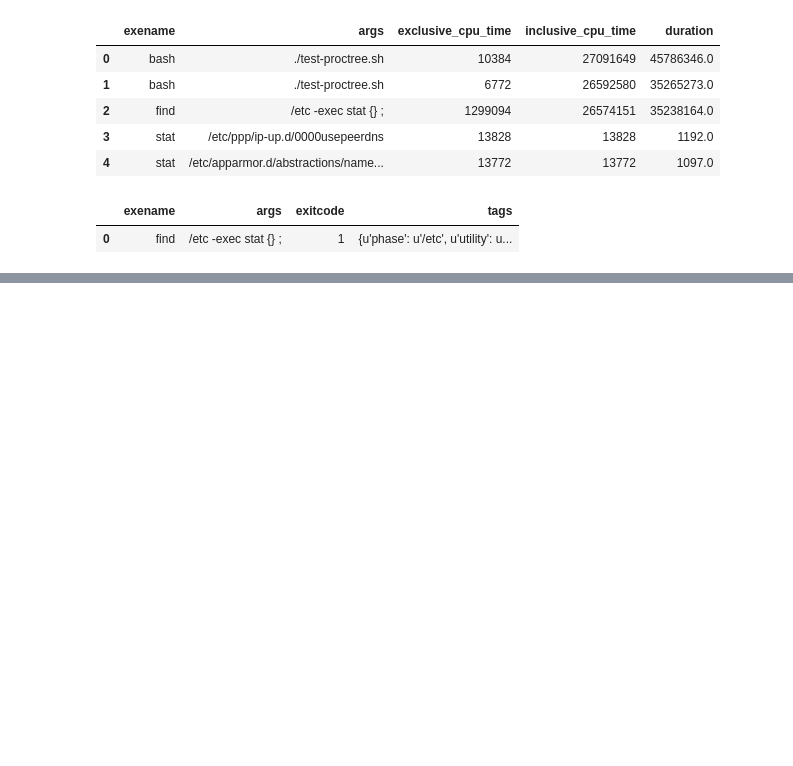
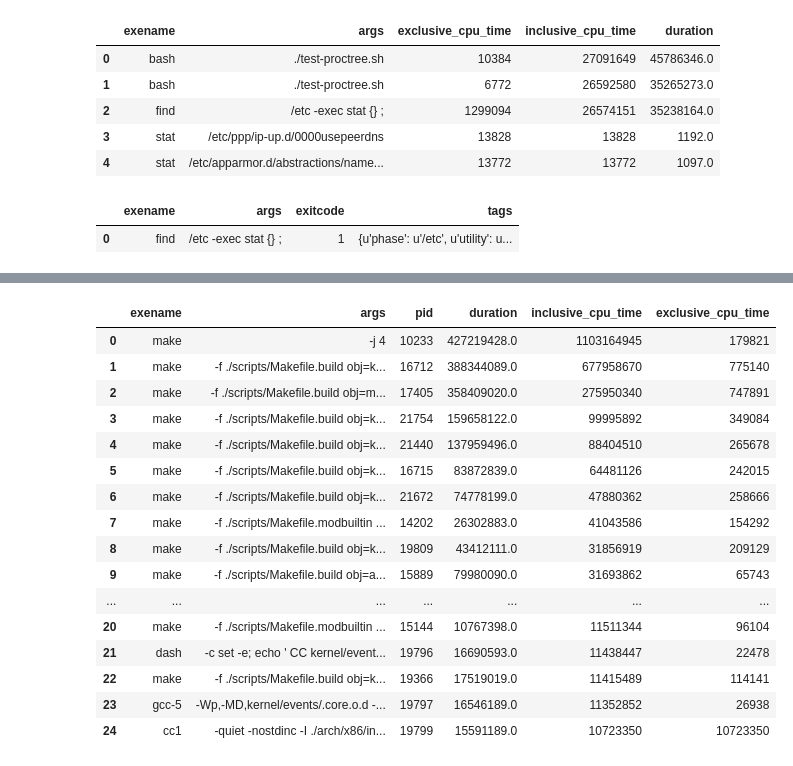
Before and after one commit to ilaflott/epmt, a Jupyter notebook: Query-API.ipynb, the cells around one changed output, grey strips where cells are left out. Drawn from its saved outputs; the diff is of its cells as text; code cells hidden in the pictures; blank space fills up the shorter version.

Commit message:
more examples. This time from the Linux kernel compile

```diff
--- a/Query-API.ipynb
+++ b/Query-API.ipynb
@@ -405,0 +449,6 @@ failed_procs[['exename', 'args', 'exitcode', 'tags']]
+# %%
+# let's get the different operation tags in the job
+# let's use the job object to speed this up, so we will re-run the last query
+# but this time use the ORM format
+j = eq.get_jobs(tags = {"model": "linux-kernel"}, fmt='orm')[0]
+j
@@ -405,0 +473,26 @@ failed_procs[['exename', 'args', 'exitcode', 'tags']]
+# %%
+# So, we have 4 operations
+# let's analyze the build operation processes, and pick the top by incl. time
+# observe the very first row of the dataframe holds the duration and inclusive time
+# of the entire build as it's a top-level process. This happened because
+# of the way our shell script is currently written.
+bp = eq.get_procs(j, tags = {'operation': 'build'}, order='desc(p.inclusive_cpu_time)', limit=25, fmt='pandas')
+bp[['exename', 'args', 'pid', 'duration', 'inclusive_cpu_time', 'exclusive_cpu_time']]
+# %% [output]
+|  | exename | args | pid | duration | inclusive_cpu_time | exclusive_cpu_time |
+| 0 | make | -j 4 | 10233 | 427219428.0 | 1103164945 | 179821 |
+| 1 | make | -f ./scripts/Makefile.build obj=k... | 16712 | 388344089.0 | 677958670 | 775140 |
+| 2 | make | -f ./scripts/Makefile.build obj=m... | 17405 | 358409020.0 | 275950340 | 747891 |
+| 3 | make | -f ./scripts/Makefile.build obj=k... | 21754 | 159658122.0 | 99995892 | 349084 |
+| 4 | make | -f ./scripts/Makefile.build obj=k... | 21440 | 137959496.0 | 88404510 | 265678 |
+| 5 | make | -f ./scripts/Makefile.build obj=k... | 16715 | 83872839.0 | 64481126 | 242015 |
+| 6 | make | -f ./scripts/Makefile.build obj=k... | 21672 | 74778199.0 | 47880362 | 258666 |
+| 7 | make | -f ./scripts/Makefile.modbuiltin ... | 14202 | 26302883.0 | 41043586 | 154292 |
+| 8 | make | -f ./scripts/Makefile.build obj=k... | 19809 | 43412111.0 | 31856919 | 209129 |
+| 9 | make | -f ./scripts/Makefile.build obj=a... | 15889 | 79980090.0 | 31693862 | 65743 |
+| ... | ... | ... | ... | ... | ... | ... |
+| 20 | make | -f ./scripts/Makefile.modbuiltin ... | 15144 | 10767398.0 | 11511344 | 96104 |
+| 21 | dash | -c set -e; echo ' CC kernel/event... | 19796 | 16690593.0 | 11438447 | 22478 |
+| 22 | make | -f ./scripts/Makefile.build obj=k... | 19366 | 17519019.0 | 11415489 | 114141 |
+| 23 | gcc-5 | -Wp,-MD,kernel/events/.core.o.d -... | 19797 | 16546189.0 | 11352852 | 26938 |
+| 24 | cc1 | -quiet -nostdinc -I ./arch/x86/in... | 19799 | 15591189.0 | 10723350 | 10723350 |
```
Also changed, not shown: parts of 7 cells of this notebook.
